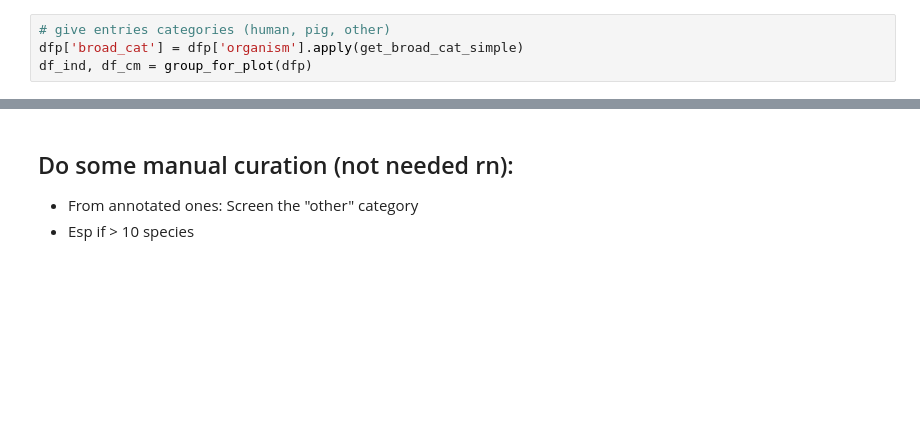
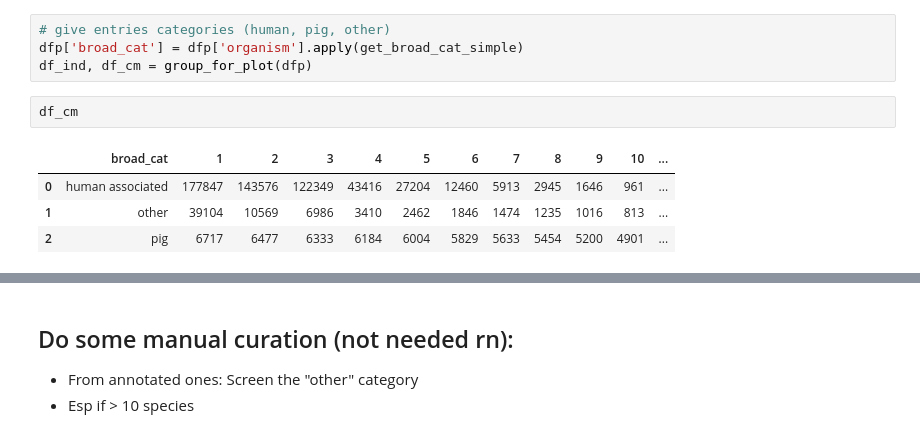
Before and after one commit to AnneliektH/2025-pig-corespp, a Jupyter notebook: workflow/notebooks/251207_branchwater.ipynb, the cells around one changed output, grey strips where cells are left out. Drawn from its saved outputs; the diff is of its cells as text; blank space fills up the shorter version.

```diff
--- a/workflow/notebooks/251207_branchwater.ipynb
+++ b/workflow/notebooks/251207_branchwater.ipynb
@@ -152,6 +169,13 @@ dfp =pd.read_csv("/group/ctbrowngrp2/amhorst/2025-pig-corespp/results/branchwate
 # give entries categories (human, pig, other)
 dfp['broad_cat'] = dfp['organism'].apply(get_broad_cat_simple)
 df_ind, df_cm = group_for_plot(dfp)
+# %%
+df_cm
+# %% [output]
+|  | broad_cat | 1 | 2 | 3 | 4 | 5 | 6 | 7 | 8 | 9 | 10 | ... |
+| 0 | human associated | 177847 | 143576 | 122349 | 43416 | 27204 | 12460 | 5913 | 2945 | 1646 | 961 | ... |
+| 1 | other | 39104 | 10569 | 6986 | 3410 | 2462 | 1846 | 1474 | 1235 | 1016 | 813 | ... |
+| 2 | pig | 6717 | 6477 | 6333 | 6184 | 6004 | 5829 | 5633 | 5454 | 5200 | 4901 | ... |
 # %%
 # make chart with absolute of metagenomes (cumulative)
 # 1kb threshold
```
Also changed, not shown: parts of 11 cells of this notebook.
